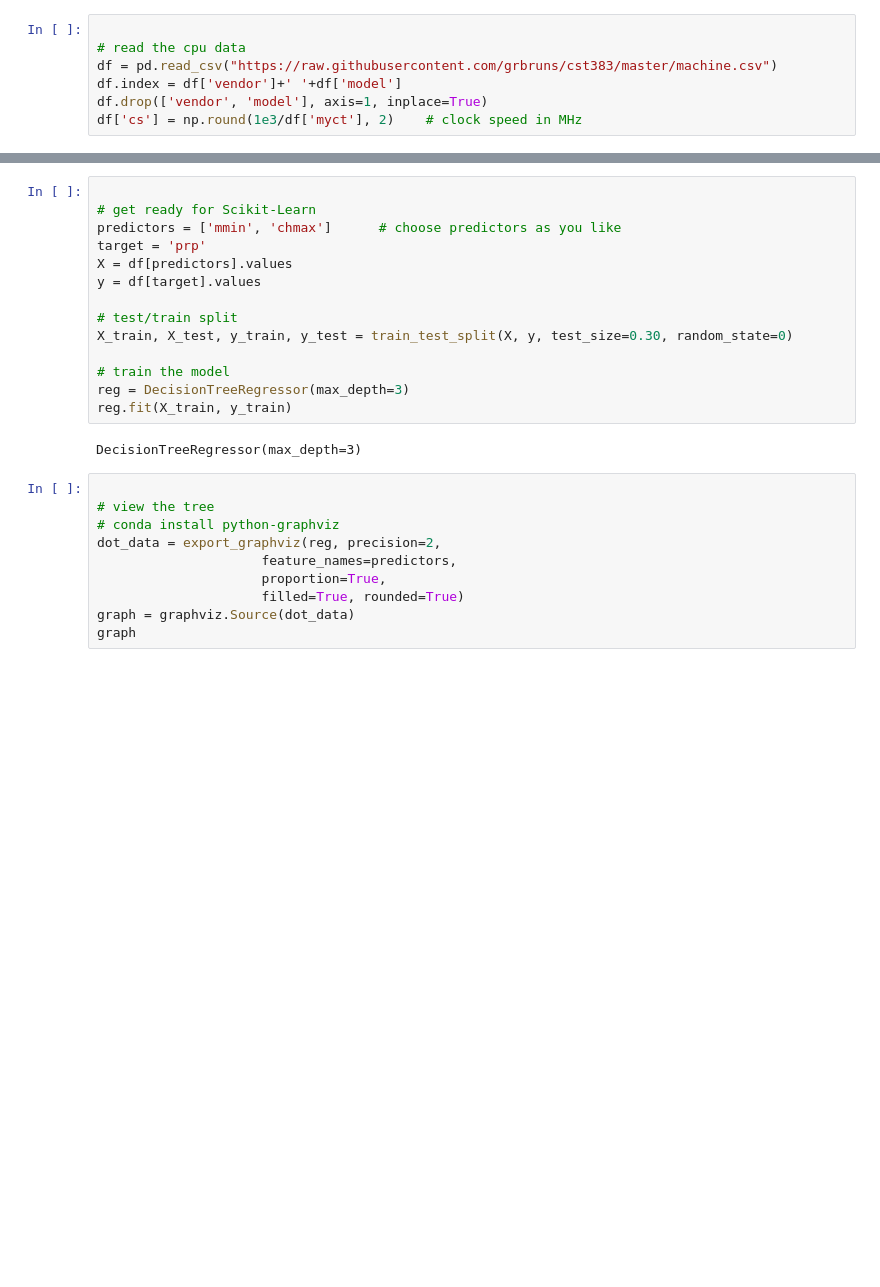
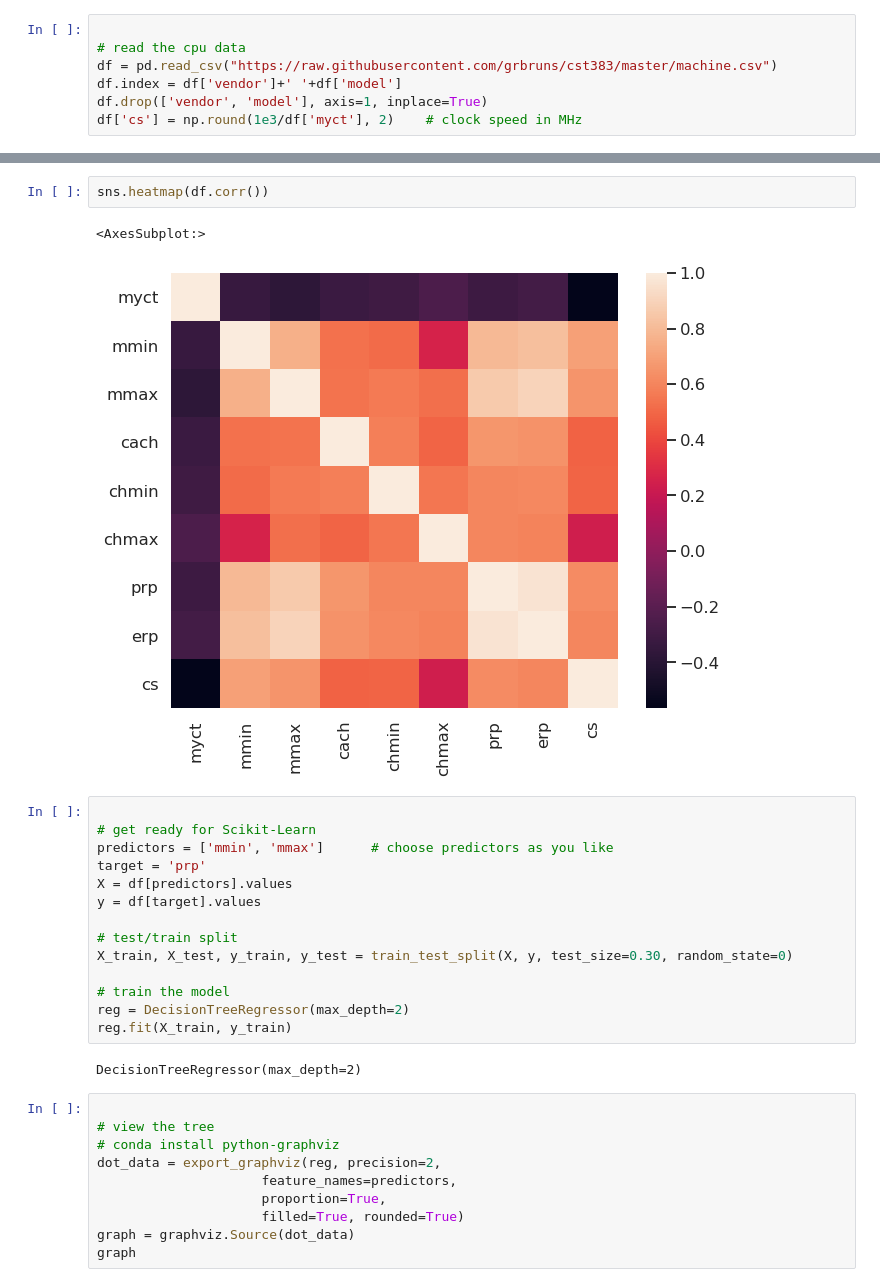
Before and after one commit to BarbosaRicardo/CST383_Data_Science, a Jupyter notebook: Week8/Labs/decision-trees-lab3.ipynb, the cells around one changed output, grey strips where cells are left out. Saved outputs shown, nothing was run; the diff lists cells and outputs as text; blank space fills up the shorter version.

```diff
--- a/Week8/Labs/decision-trees-lab3.ipynb
+++ b/Week8/Labs/decision-trees-lab3.ipynb
@@ -37,7 +56,12 @@ df['cs'] = np.round(1e3/df['myct'], 2)    # clock speed in MHz
+# %%
+sns.heatmap(df.corr())
+# %% [output]
+<AxesSubplot:>
+[figure, added]
 # %%
 
 # get ready for Scikit-Learn
-predictors = ['mmin', 'chmax']      # choose predictors as you like
+predictors = ['mmin', 'mmax']      # choose predictors as you like
 target = 'prp'
 X = df[predictors].values
 y = df[target].values
@@ -46,10 +70,10 @@ y = df[target].values
 X_train, X_test, y_train, y_test = train_test_split(X, y, test_size=0.30, random_state=0)
 
 # train the model
-reg = DecisionTreeRegressor(max_depth=3)
+reg = DecisionTreeRegressor(max_depth=2)
 reg.fit(X_train, y_train)
 # %% [output]
-DecisionTreeRegressor(max_depth=3)
+DecisionTreeRegressor(max_depth=2)
 # %%
 
 # view the tree
```
Also changed, not shown: parts of 2 cells of this notebook, 1 other file.
